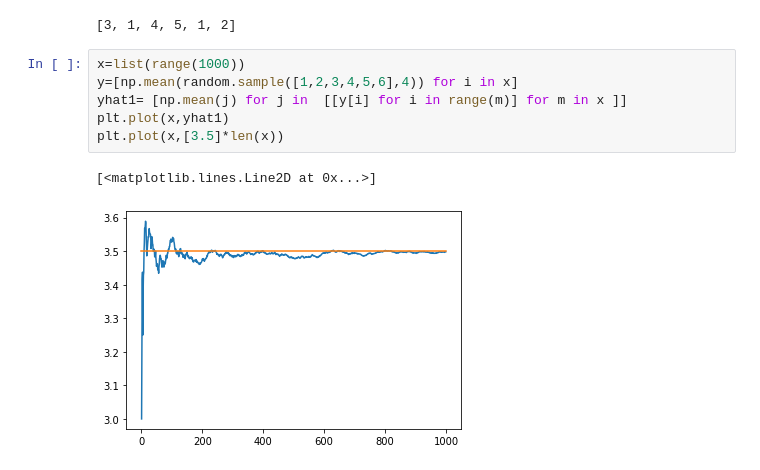
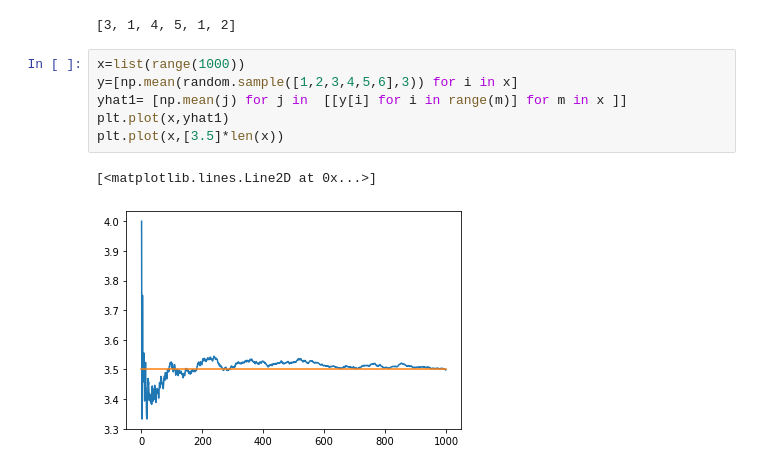
Before and after one commit to PrasannaMummigatti/PythonCodeSample, a Jupyter notebook: Estimation.ipynb, the cells around one changed output. Drawn from its saved outputs; the diff is of its cells as text.

```diff
--- a/Estimation.ipynb
+++ b/Estimation.ipynb
@@ -78,10 +78,10 @@ list(df.sample(6,replace=True)['a'])
 [3, 1, 4, 5, 1, 2]
 # %%
 x=list(range(1000))
-y=[np.mean(random.sample([1,2,3,4,5,6],4)) for i in x]
+y=[np.mean(random.sample([1,2,3,4,5,6],3)) for i in x]
 yhat1= [np.mean(j) for j in  [[y[i] for i in range(m)] for m in x ]]
 plt.plot(x,yhat1)
 plt.plot(x,[3.5]*len(x))
 # %% [output]
 [<matplotlib.lines.Line2D at 0x...>]
-[figure, old version]
+[figure, new version]
```
Also changed, not shown: 2 other files.
